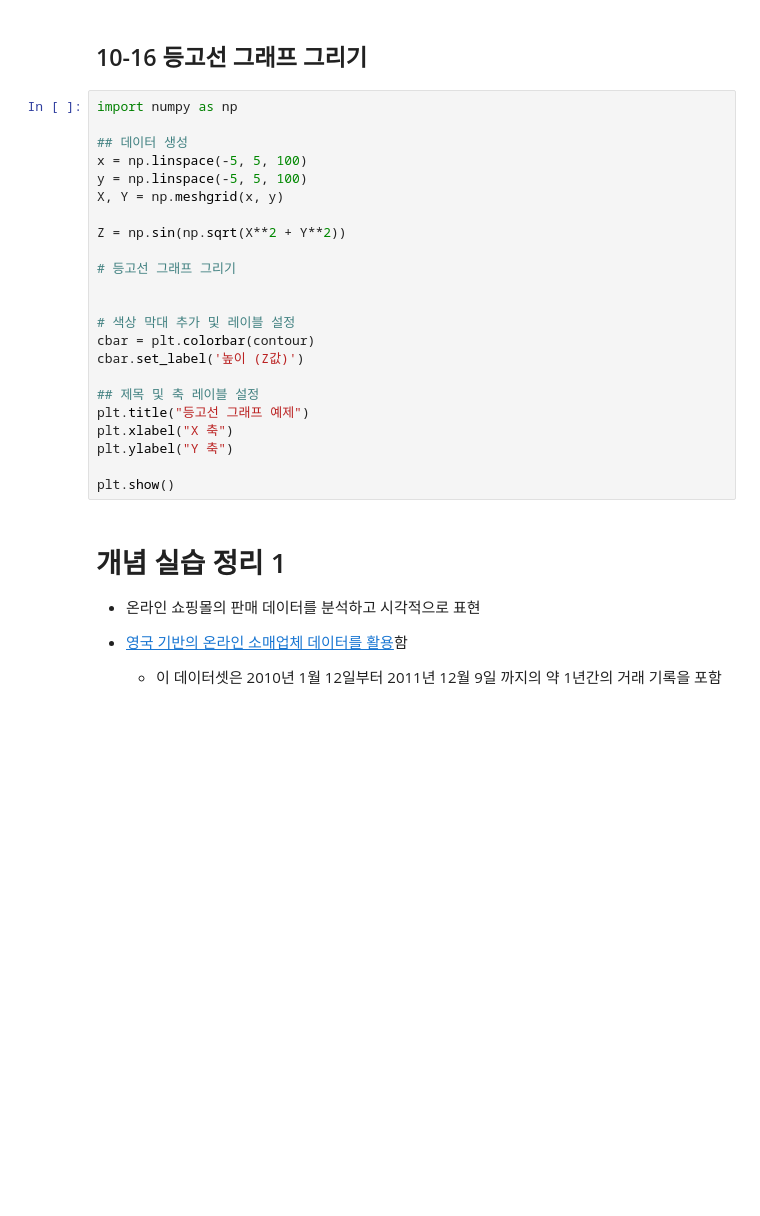
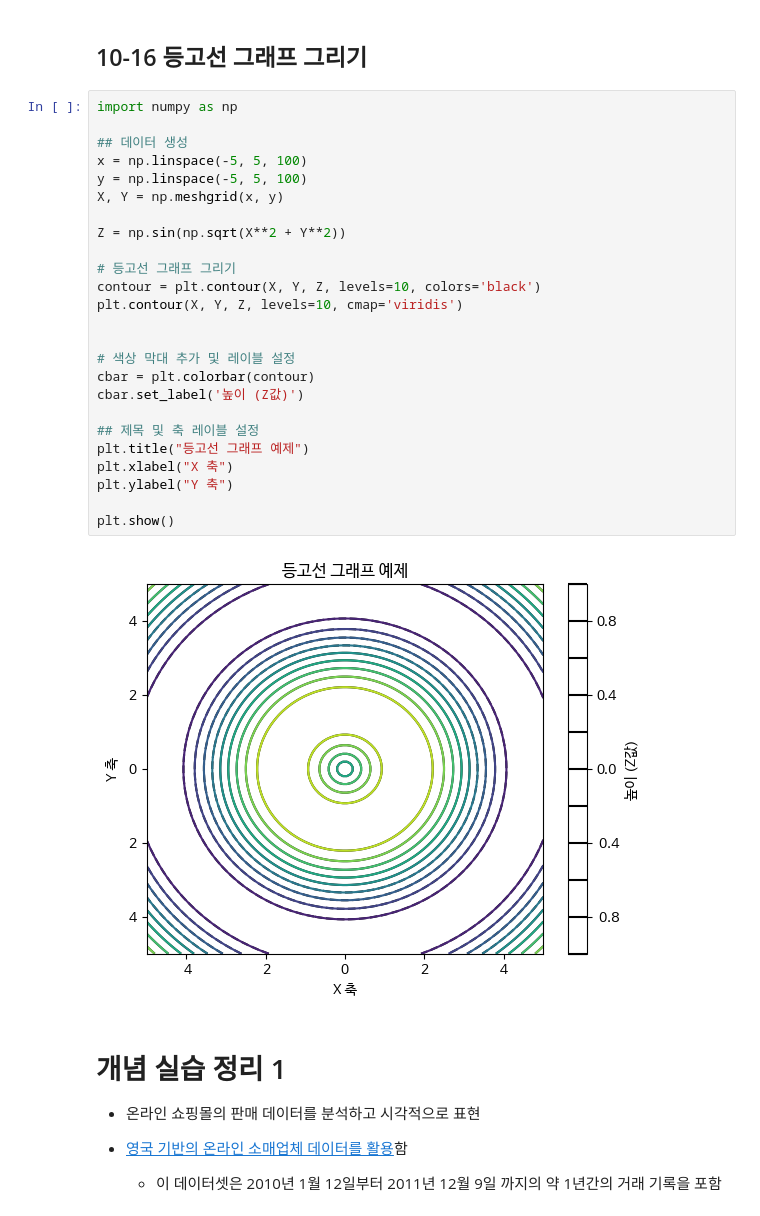
Before and after one commit to cowboy779/202509_DataAnalysis, a Jupyter notebook: 오픈소스_데이터_분석_10강.ipynb, the cells around one changed output. Drawn from its saved outputs; the diff is of its cells as text; blank space fills up the shorter version.

```diff
--- a/오픈소스_데이터_분석_10강.ipynb
+++ b/오픈소스_데이터_분석_10강.ipynb
@@ -377,26 +379,30 @@ plt.show()
 # %%
 import numpy as np
 
 ## 데이터 생성
 x = np.linspace(-5, 5, 100)
 y = np.linspace(-5, 5, 100)
 X, Y = np.meshgrid(x, y)
 
 Z = np.sin(np.sqrt(X**2 + Y**2))
 
 # 등고선 그래프 그리기
+contour = plt.contour(X, Y, Z, levels=10, colors='black')
+plt.contour(X, Y, Z, levels=10, cmap='viridis')
 
 
 # 색상 막대 추가 및 레이블 설정
 cbar = plt.colorbar(contour)
 cbar.set_label('높이 (Z값)')
 
 ## 제목 및 축 레이블 설정
 plt.title("등고선 그래프 예제")
 plt.xlabel("X 축")
 plt.ylabel("Y 축")
 
 plt.show()
+# %% [output]
+[figure, added]
 # %% [markdown]
 # 개념 실습 정리 1
 
```
Also changed, not shown: parts of 6 cells of this notebook.
